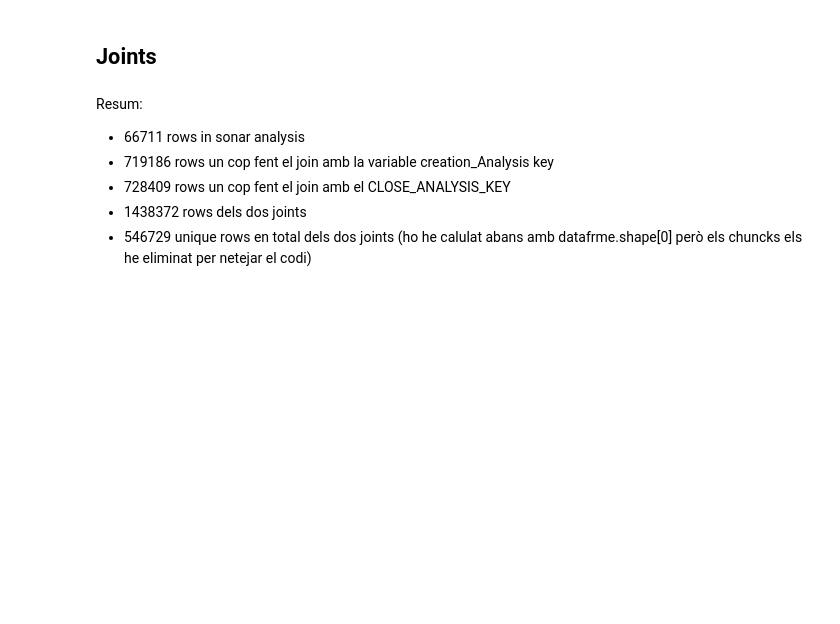
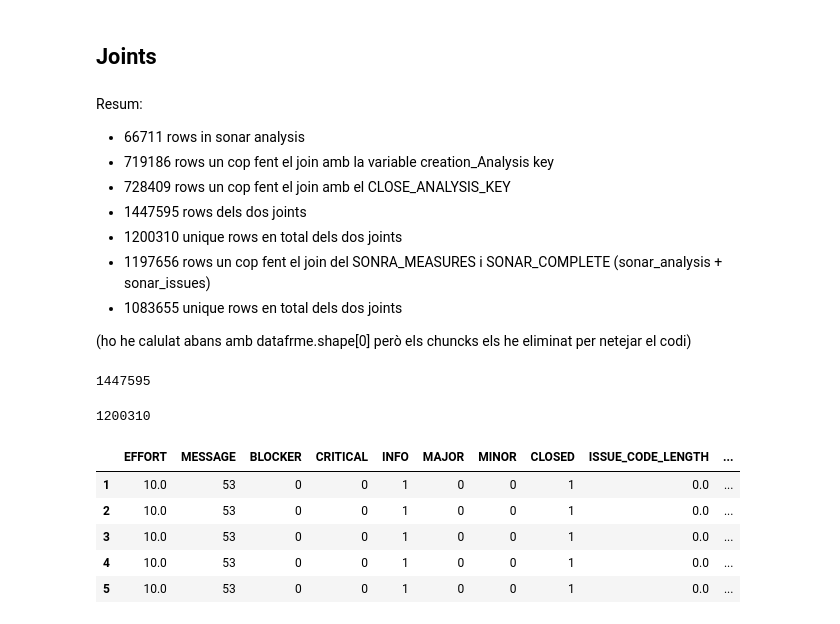
Before and after one commit to Vinomo4/SWTech, a Jupyter notebook: notebooks/Data_Preparation.ipynb, the cells around one changed output. Drawn from its saved outputs; the diff is of its cells as text; code cells hidden in the pictures; blank space fills up the shorter version.

```diff
--- a/notebooks/Data_Preparation.ipynb
+++ b/notebooks/Data_Preparation.ipynb
@@ -204,8 +237,11 @@ Resum:
 - 66711 rows in sonar analysis
 - 719186 rows un cop fent el join amb la variable creation_Analysis key
 - 728409 rows un cop fent el join amb el CLOSE_ANALYSIS_KEY
-- 1438372 rows dels dos joints
-- 546729 unique rows en total dels dos joints
+- 1447595 rows dels dos joints
+- 1200310 unique rows en total dels dos joints
+- 1197656 rows un cop fent el join del SONRA_MEASURES i SONAR_COMPLETE (sonar_analysis + sonar_issues)
+- 1083655 unique rows en total dels dos joints
+
 (ho he calulat abans amb datafrme.shape[0] però els chuncks els he eliminat per netejar el codi)
 # %%
 # Joining SONAR_ANALYSIS with SONAR_ISSUES
@@ -216,7 +255,24 @@ sonar_complete_2 = sonar_complete_1.drop('CLOSE_ANALYSIS_KEY', axis=1)
 sonar_complete = pd.concat([sonar_complete_1, sonar_complete_2])
+# %%
+sonar_complete.shape[0]
+# %% [output]
+1447595
 # %%
 # deleting duplicated rows
 sonar_complete = sonar_complete[sonar_complete.duplicated()]
+# %%
+sonar_complete.shape[0]
+# %% [output]
+1200310
+# %%
+sonar_complete.head()
+# %% [output]
+|  | EFFORT | MESSAGE | BLOCKER | CRITICAL | INFO | MAJOR | MINOR | CLOSED | ISSUE_CODE_LENGTH | ... |
+| 1 | 10.0 | 53 | 0 | 0 | 1 | 0 | 0 | 1 | 0.0 | ... |
+| 2 | 10.0 | 53 | 0 | 0 | 1 | 0 | 0 | 1 | 0.0 | ... |
+| 3 | 10.0 | 53 | 0 | 0 | 1 | 0 | 0 | 1 | 0.0 | ... |
+| 4 | 10.0 | 53 | 0 | 0 | 1 | 0 | 0 | 1 | 0.0 | ... |
+| 5 | 10.0 | 53 | 0 | 0 | 1 | 0 | 0 | 1 | 0.0 | ... |
 # %%
 # Joining SONAR_ANALYSIS with SONAR_MEASURES
 sonar_complete = pd.merge(sonar_complete, sonar_measures, left_on='ANALYSIS_KEY', right_on='analysis_key', how='inner')
```
Also changed, not shown: parts of 11 cells of this notebook.
